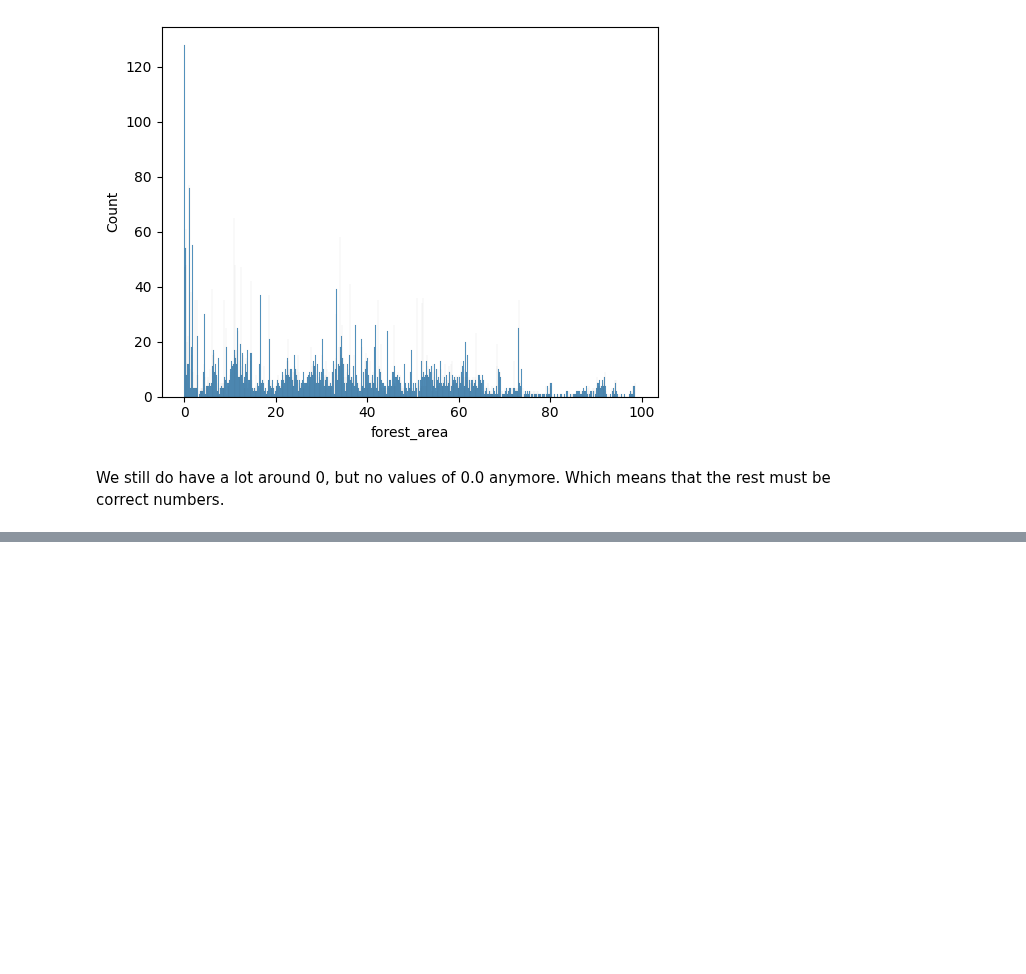
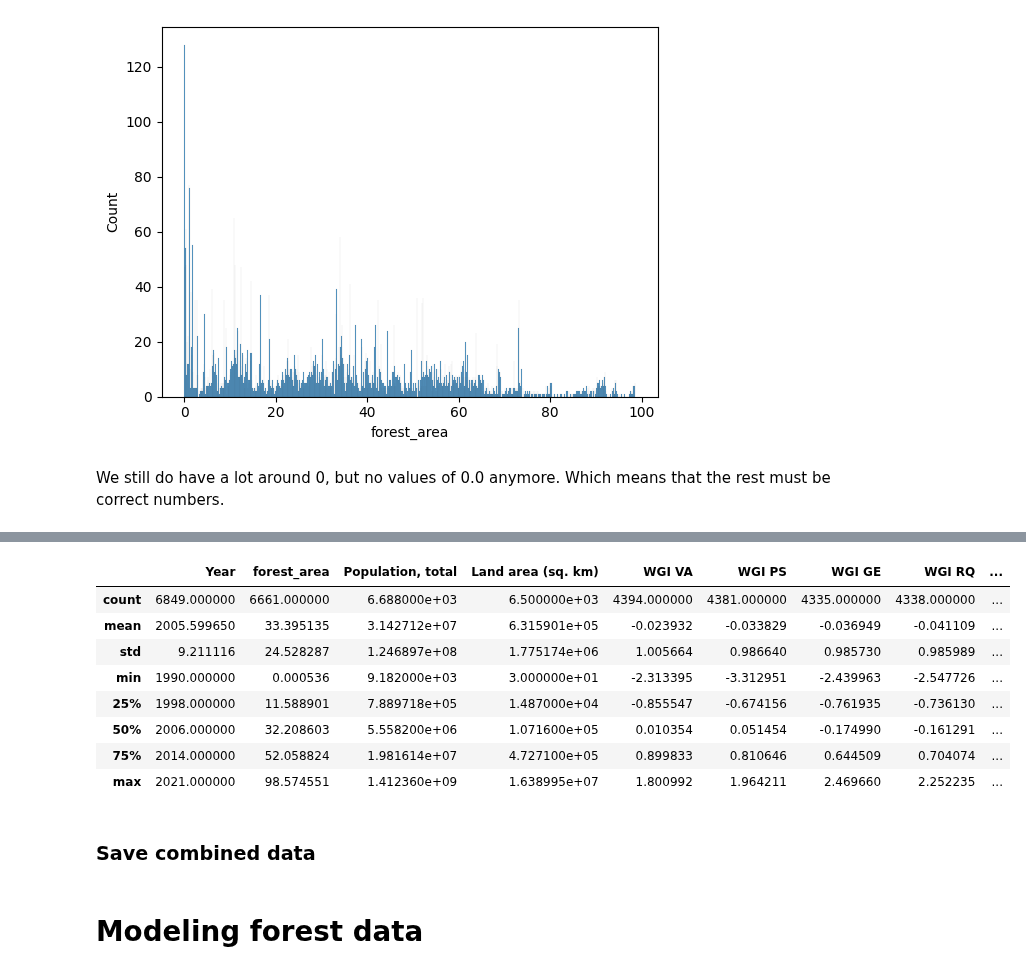
Before and after one commit to marcbarc19/DataScienceExam, a Jupyter notebook: forest-modelling.ipynb, the cells around one changed output, grey strips where cells are left out. Cells and saved outputs as stored; diff of their text form; code cells hidden in the pictures; blank space fills up the shorter version.

```diff
--- a/forest-modelling.ipynb
+++ b/forest-modelling.ipynb
@@ -293,0 +374,14 @@ plt.show()
+# %%
+forest_full.describe()
+# %% [output]
+|  | Year | forest_area | Population, total | Land area (sq. km) | WGI VA | WGI PS | WGI GE | WGI RQ | ... |
+| count | 6849.000000 | 6661.000000 | 6.688000e+03 | 6.500000e+03 | 4394.000000 | 4381.000000 | 4335.000000 | 4338.000000 | ... |
+| mean | 2005.599650 | 33.395135 | 3.142712e+07 | 6.315901e+05 | -0.023932 | -0.033829 | -0.036949 | -0.041109 | ... |
+| std | 9.211116 | 24.528287 | 1.246897e+08 | 1.775174e+06 | 1.005664 | 0.986640 | 0.985730 | 0.985989 | ... |
+| min | 1990.000000 | 0.000536 | 9.182000e+03 | 3.000000e+01 | -2.313395 | -3.312951 | -2.439963 | -2.547726 | ... |
+| 25% | 1998.000000 | 11.588901 | 7.889718e+05 | 1.487000e+04 | -0.855547 | -0.674156 | -0.761935 | -0.736130 | ... |
+| 50% | 2006.000000 | 32.208603 | 5.558200e+06 | 1.071600e+05 | 0.010354 | 0.051454 | -0.174990 | -0.161291 | ... |
+| 75% | 2014.000000 | 52.058824 | 1.981614e+07 | 4.727100e+05 | 0.899833 | 0.810646 | 0.644509 | 0.704074 | ... |
+| max | 2021.000000 | 98.574551 | 1.412360e+09 | 1.638995e+07 | 1.800992 | 1.964211 | 2.469660 | 2.252235 | ... |
+# %% [markdown]
+### Save combined data
@@ -293,0 +390,2 @@ plt.show()
+# %% [markdown]
+# Modeling forest data
```
Also changed, not shown: parts of 14 cells of this notebook, 1 other file.
